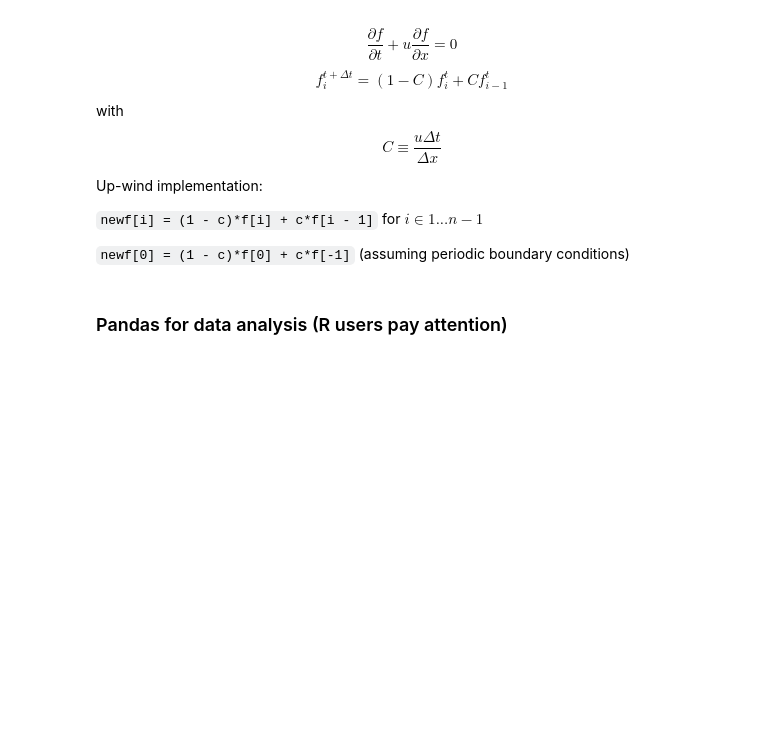
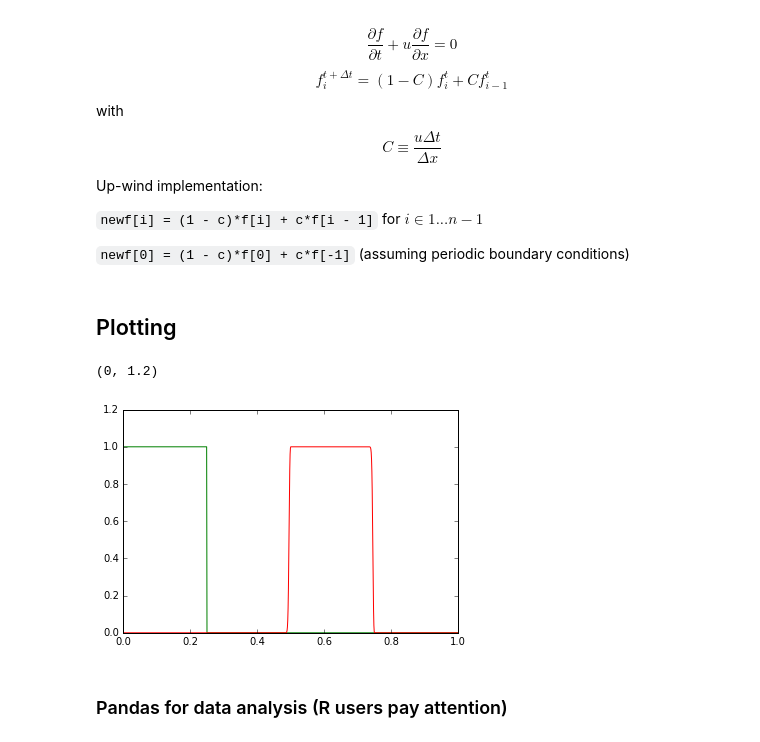
Before and after one commit to SMR3/swc-nov2016, a Jupyter notebook: pythonTutorial.ipynb, the cells around one changed output. Drawn from its saved outputs; the diff is of its cells as text; code cells hidden in the pictures; blank space fills up the shorter version.

Commit message:
+ plotting

```diff
--- a/pythonTutorial.ipynb
+++ b/pythonTutorial.ipynb
@@ -135,12 +135,21 @@ def advance(f0, c, nt=10):
 n = 1000
 f0 = numpy.zeros([n], numpy.float64) # initial condition
 f0[0:n//4] = 1.
-advance(f0, 0.99, nt=500)
-
-# plotting
-% matplotlib inline
-from matplotlib import pylab
-pylab.plot(x, f0, 'g-')
+f = advance(f0, 0.99, nt=500)
+# %% [markdown]
+## Plotting
+# %%
+# magic to get plots inside jupyter documents
+% matplotlib inline
+
+from matplotlib import pylab
+x = numpy.linspace(0., 1., n)
+pylab.plot(x, f0, 'g-')
+pylab.plot(x, f, 'r-')
+pylab.ylim([0, 1.2])
+# %% [output]
+(0, 1.2)
+[figure, added]
 # %% [markdown]
 ### Pandas for data analysis (R users pay attention)
 # %% [markdown]
```
Also changed, not shown: parts of 1 cell of this notebook.
